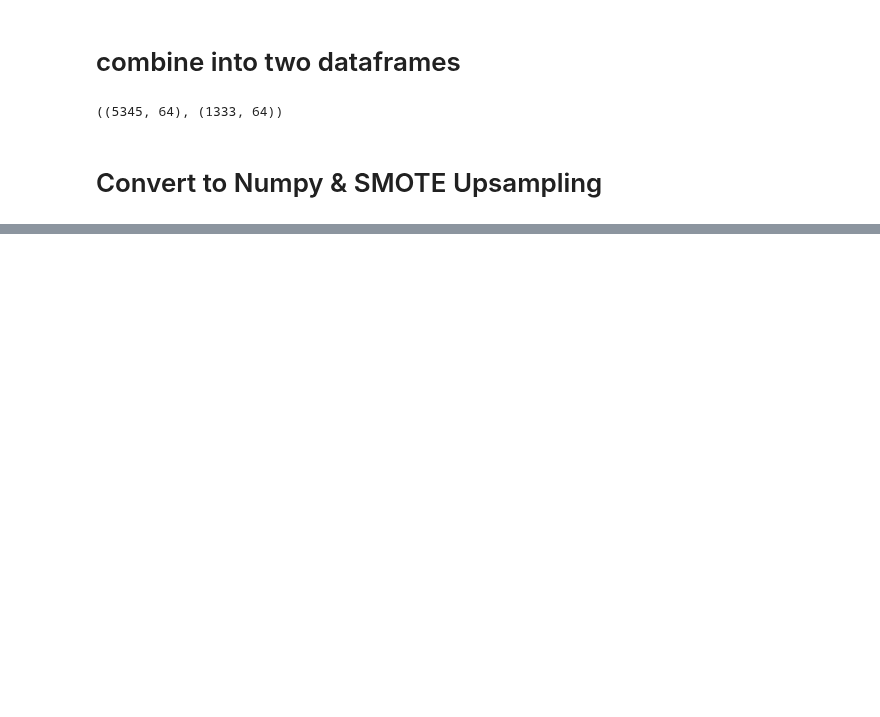
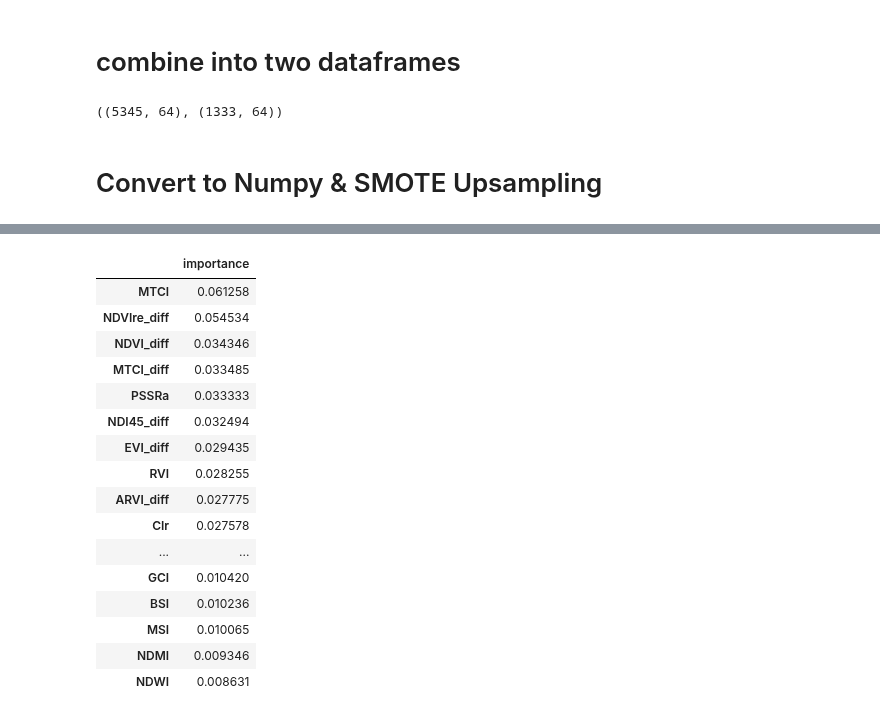
Before and after one commit to ta0a2000t/NASA_Harvest_repo, a Jupyter notebook: Harvest_Event_Detec/harvest_event_detec/nn_model.ipynb, the cells around one changed output, grey strips where cells are left out. Cells and saved outputs as stored; diff of their text form; code cells hidden in the pictures; blank space fills up the shorter version.

```diff
--- a/Harvest_Event_Detec/harvest_event_detec/nn_model.ipynb
+++ b/Harvest_Event_Detec/harvest_event_detec/nn_model.ipynb
@@ -364,0 +394,4 @@ plt.show()
+# %%
+def rm_extradim(X, y):
+    X, y = X.reshape(X.shape[0], X.shape[1]), y.reshape(y.shape[0])
+    return X, y
@@ -364,0 +418,23 @@ plt.show()
+# %%
+feature_importances_df = pd.DataFrame(rf.feature_importances_,
+                    index=SELECTED_FEATURES,
+                    columns=['importance']).sort_values('importance', ascending=False)
+feature_importances_df
+# %% [output]
+|  | importance |
+| MTCI | 0.061258 |
+| NDVIre_diff | 0.054534 |
+| NDVI_diff | 0.034346 |
+| MTCI_diff | 0.033485 |
+| PSSRa | 0.033333 |
+| NDI45_diff | 0.032494 |
+| EVI_diff | 0.029435 |
+| RVI | 0.028255 |
+| ARVI_diff | 0.027775 |
+| CIr | 0.027578 |
+| ... | ... |
+| GCI | 0.010420 |
+| BSI | 0.010236 |
+| MSI | 0.010065 |
+| NDMI | 0.009346 |
+| NDWI | 0.008631 |
```
Also changed, not shown: parts of 11 cells of this notebook, 3 other files.
